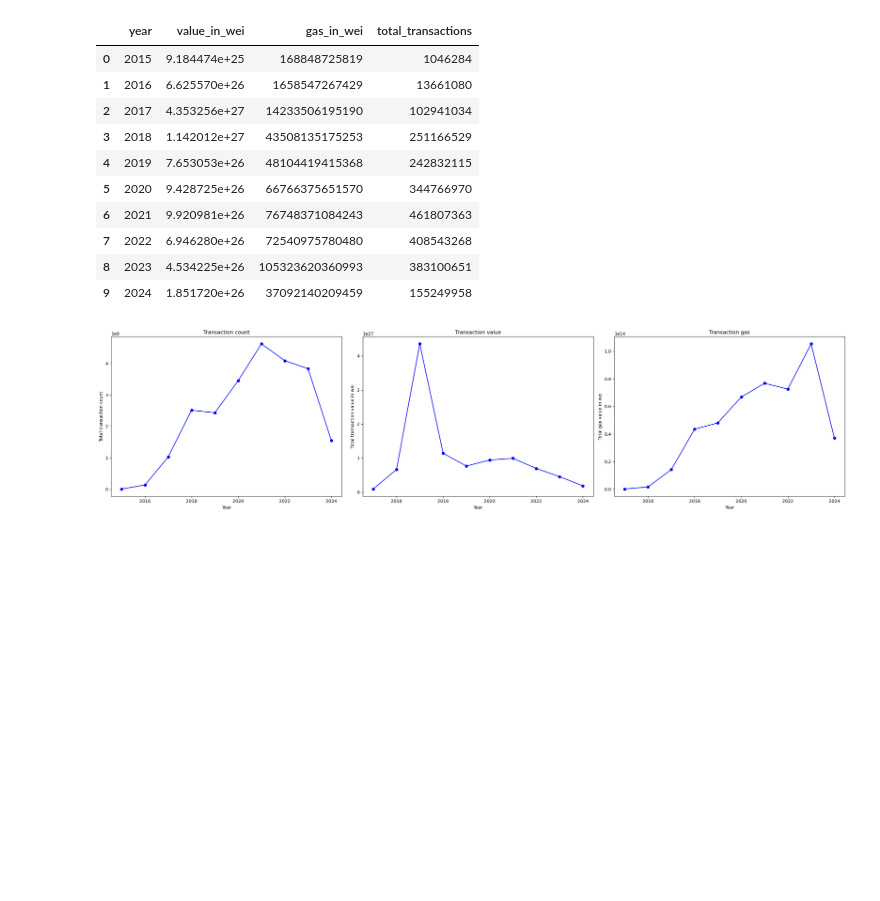
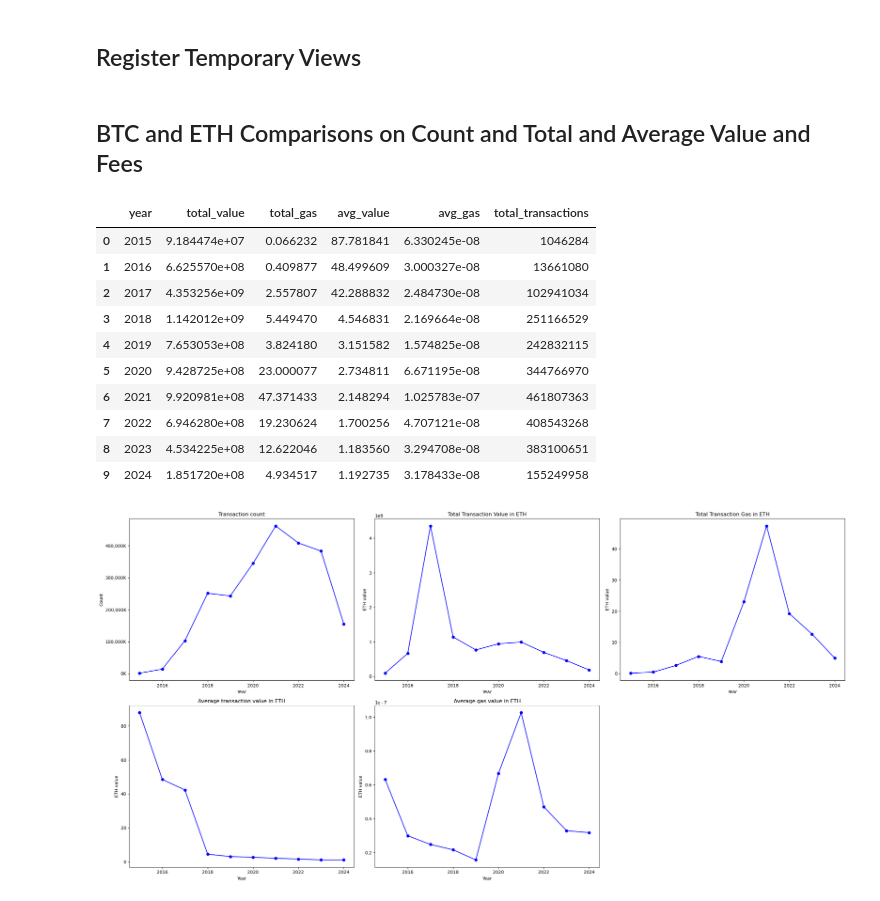
Before and after one commit to vsitucal-personal/bdcc_lab, a Jupyter notebook: BDCC_Lab.ipynb, the cells around one changed output. Saved outputs shown, nothing was run; the diff lists cells and outputs as text; code cells hidden in the pictures; blank space fills up the shorter version.

```diff
--- a/BDCC_Lab.ipynb
+++ b/BDCC_Lab.ipynb
@@ -24,2 +90,4 @@ spark.conf
+# %% [markdown]
+## Register Temporary Views
 # %%
 df_eth_trans.createOrReplaceTempView("df_eth_trans")
@@ -26,27 +95,59 @@ df_eth_trans.createOrReplaceTempView("df_eth_trans")
+# %% [markdown]
+## BTC and ETH Comparisons on Count and Total and Average Value and Fees
 # %%
-eth_tot_trans = spark.sql(read_sql_file("sql/eth_tot_value.sql")).toPandas()
+eth_tot_trans = spark.sql("""
+WITH value AS (
+	SELECT
+        year(date) AS year,
+        AVG(value/1E18) AS avg_value,
+        AVG(CASE
+                WHEN receipt_status = 1 AND receipt_effective_gas_price > 0
+                THEN receipt_effective_gas_price/1E18
+                ELSE 0
+            END) AS avg_gas,
+        SUM(value/1E18) AS total_value,
+        SUM(CASE
+                WHEN receipt_status = 1 AND receipt_effective_gas_price > 0
+                THEN receipt_effective_gas_price/1E18
+                ELSE 0
+            END) AS total_gas,
+        COUNT(*) AS count
+	FROM df_eth_trans
+	GROUP BY year(date)
+	ORDER BY year
+)
+SELECT
+	year,
+	total_value,
+    total_gas,
+    avg_value,
+    avg_gas,
+    count AS total_transactions
+FROM value;
+
+""").toPandas()
 eth_tot_trans
 # %% [output]
-|  | year | value_in_wei | gas_in_wei | total_transactions |
-| 0 | 2015 | 9.184474e+25 | 168848725819 | 1046284 |
-| 1 | 2016 | 6.625570e+26 | 1658547267429 | 13661080 |
-| 2 | 2017 | 4.353256e+27 | 14233506195190 | 102941034 |
-| 3 | 2018 | 1.142012e+27 | 43508135175253 | 251166529 |
-| 4 | 2019 | 7.653053e+26 | 48104419415368 | 242832115 |
-| 5 | 2020 | 9.428725e+26 | 66766375651570 | 344766970 |
-| 6 | 2021 | 9.920981e+26 | 76748371084243 | 461807363 |
-| 7 | 2022 | 6.946280e+26 | 72540975780480 | 408543268 |
-| 8 | 2023 | 4.534225e+26 | 105323620360993 | 383100651 |
-| 9 | 2024 | 1.851720e+26 | 37092140209459 | 155249958 |
+|  | year | total_value | total_gas | avg_value | avg_gas | total_transactions |
+| 0 | 2015 | 9.184474e+07 | 0.066232 | 87.781841 | 6.330245e-08 | 1046284 |
+| 1 | 2016 | 6.625570e+08 | 0.409877 | 48.499609 | 3.000327e-08 | 13661080 |
+| 2 | 2017 | 4.353256e+09 | 2.557807 | 42.288832 | 2.484730e-08 | 102941034 |
+| 3 | 2018 | 1.142012e+09 | 5.449470 | 4.546831 | 2.169664e-08 | 251166529 |
+| 4 | 2019 | 7.653053e+08 | 3.824180 | 3.151582 | 1.574825e-08 | 242832115 |
+| 5 | 2020 | 9.428725e+08 | 23.000077 | 2.734811 | 6.671195e-08 | 344766970 |
+| 6 | 2021 | 9.920981e+08 | 47.371433 | 2.148294 | 1.025783e-07 | 461807363 |
+| 7 | 2022 | 6.946280e+08 | 19.230624 | 1.700256 | 4.707121e-08 | 408543268 |
+| 8 | 2023 | 4.534225e+08 | 12.622046 | 1.183560 | 3.294708e-08 | 383100651 |
+| 9 | 2024 | 1.851720e+08 | 4.934517 | 1.192735 | 3.178433e-08 | 155249958 |
 # %%
 plot_multiple_line_graphs(
-    x_list=[eth_tot_trans["year"], eth_tot_trans["year"], eth_tot_trans["year"]],
-    y_list=[eth_tot_trans["total_transactions"], eth_tot_trans["value_in_wei"], eth_tot_trans["gas_in_wei"]],
-    x_labels=["Year", "Year", "Year",],
-    y_labels=["Total transaction count", "Total transaction value in wei",  "Total gas value in wei"],
-    titles=["Transaction count", "Transaction value", "Transaction gas"],
-    use_k=False,
+    x_list=[eth_tot_trans["year"]] * 5,
+    y_list=[eth_tot_trans["total_transactions"], eth_tot_trans["total_value"], eth_tot_trans["total_gas"], eth_tot_trans["avg_value"], eth_tot_trans["avg_gas"]],
+    x_labels=["Year"] * 5,
+    y_labels=["Count", "ETH value",  "ETH value", "ETH value", "ETH value"],
+    titles=["Transaction count", "Total Transaction Value in ETH", "Total Transaction Gas in ETH", "Average transaction value in ETH", "Average gas value in ETH"],
+    use_k=[True, False, False, False, False],
     show_grid=False,
 )
 # %% [output]
-[figure, old version]
+[figure, new version]
```
Also changed, not shown: parts of 27 cells of this notebook, 4 other files.
